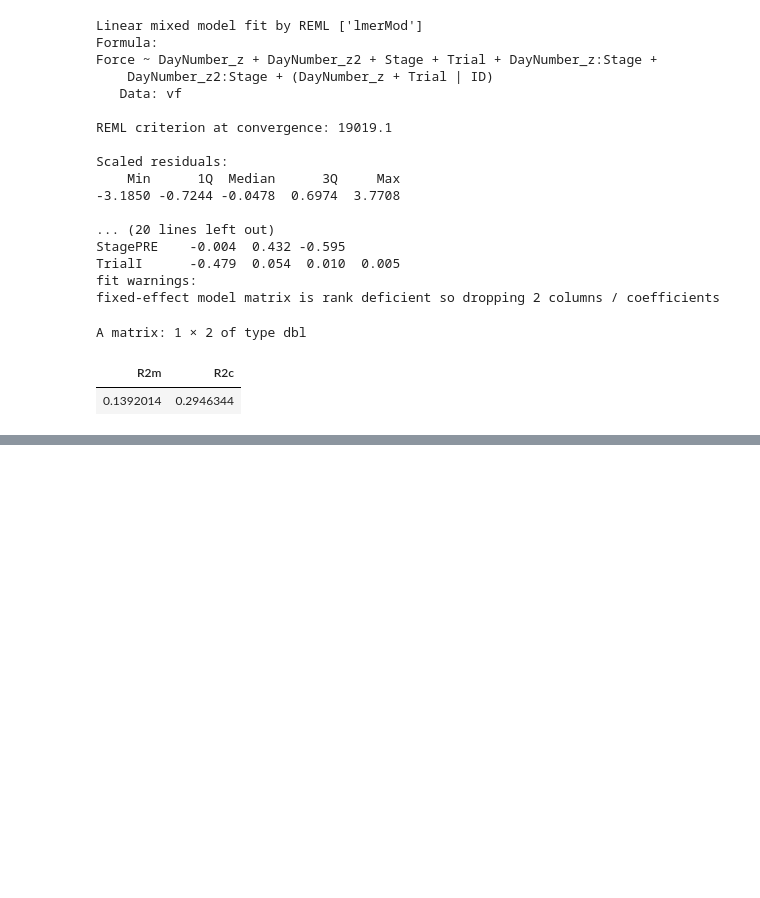
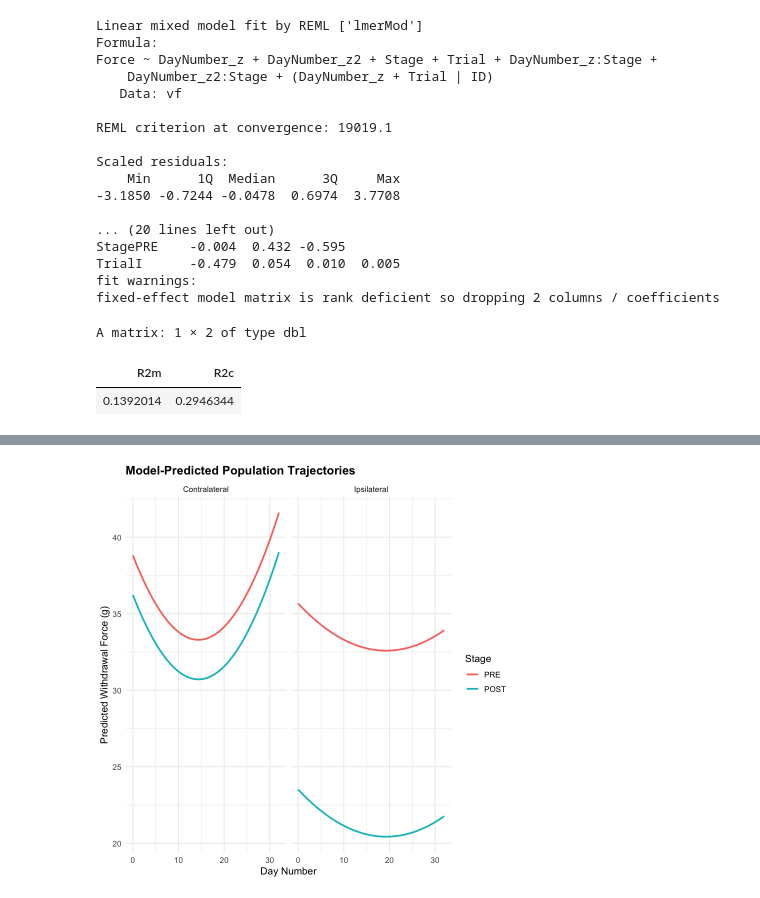
Before and after one commit to Annabeth2505/von_frey_eda, a Jupyter notebook: notebooks/02_modeling.ipynb, the cells around one changed output, grey strips where cells are left out. Saved outputs shown, nothing was run; the diff lists cells and outputs as text; code cells hidden in the pictures; blank space fills up the shorter version.

```diff
--- a/notebooks/02_modeling.ipynb
+++ b/notebooks/02_modeling.ipynb
@@ -306,0 +311,3 @@ The non linear model seems to have an improved R2m and R2c value as compared to
+# %%
+day_mean = mean(vf$DayNumber, na.rm = TRUE)
+day_sd   = sd(vf$DayNumber, na.rm = TRUE)
@@ -306,0 +326,35 @@ The non linear model seems to have an improved R2m and R2c value as compared to
+# %%
+DayNumber_z_seq = seq(
+  min(vf$DayNumber_z, na.rm = TRUE),
+  max(vf$DayNumber_z, na.rm = TRUE),
+  length.out = 100
+)
+
+
+grid = expand.grid(
+  DayNumber_z = DayNumber_z_seq,
+  Stage = c("PRE", "POST"),
+  Trial = c("C", "I")
+) %>%
+  mutate(
+    DayNumber = DayNumber_z * day_sd + day_mean,
+    ID = "dummy"
+  )
+# %%
+grid$Predicted = predict(m5, newdata = grid, re.form = NA)
+# %%
+ggplot(grid, aes(x = DayNumber, y = Predicted, color = Stage, fill = Stage)) +
+  geom_line(size = 1) +
+  facet_wrap(~ Trial, labeller = as_labeller(c(C = "Contralateral", I = "Ipsilateral"))) +
+  labs(
+    title = "Model-Predicted Population Trajectories",
+    x = "Day Number",
+    y = "Predicted Withdrawal Force (g)"
+  ) +
+  theme_minimal() +
+  theme(
+    text = element_text(size = 12),
+    plot.title = element_text(face = "bold")
+  )
+# %% [output]
+[figure, added]
```
Also changed, not shown: parts of 17 cells of this notebook, 6 other files.
